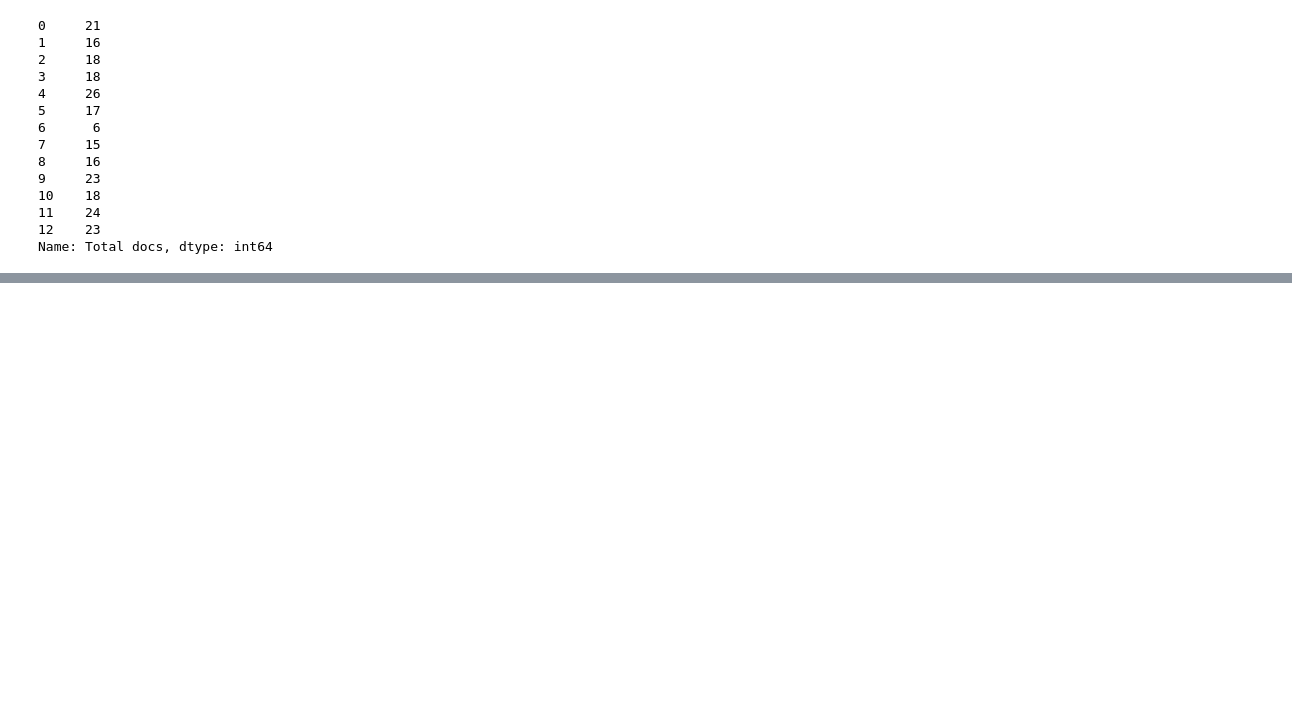
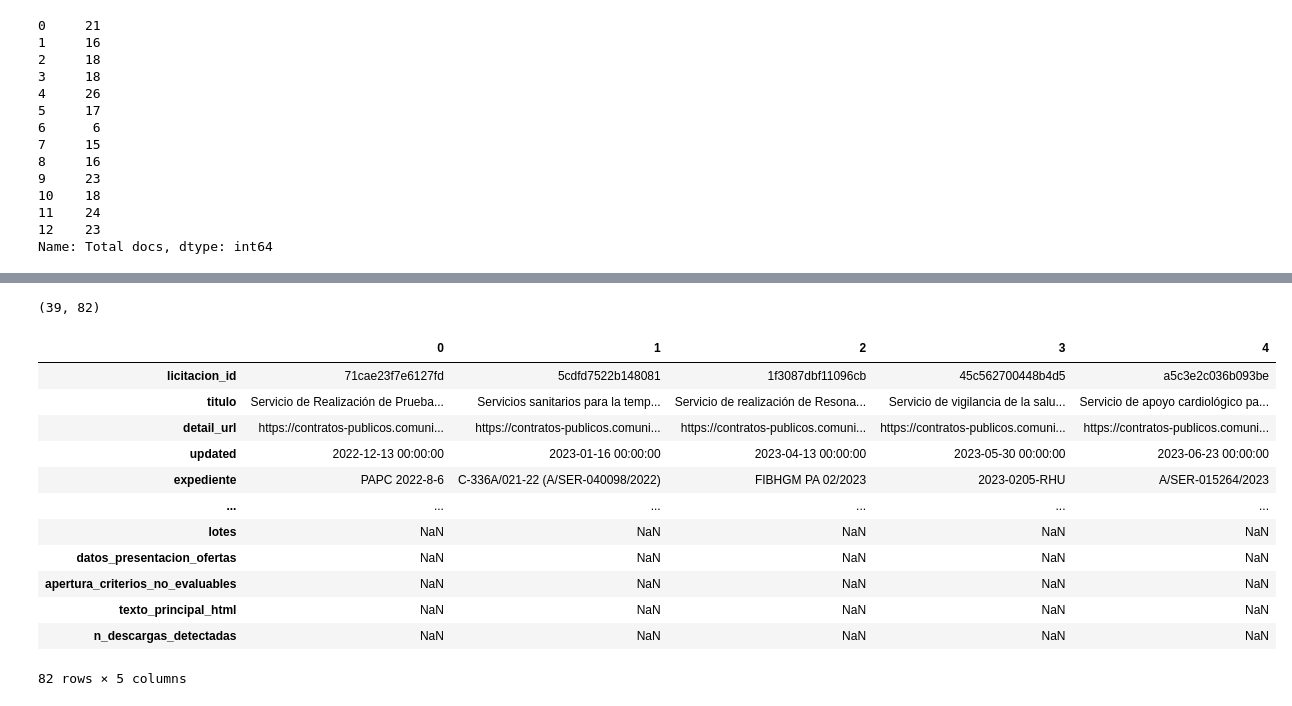
Before and after one commit to SebsAcosta97/Licitaciones, a Jupyter notebook: Notebooks/ML.ipynb, the cells around one changed output, grey strips where cells are left out. Cells and saved outputs as stored; diff of their text form; code cells hidden in the pictures; blank space fills up the shorter version.

```diff
--- a/Notebooks/ML.ipynb
+++ b/Notebooks/ML.ipynb
@@ -1058,0 +1437,39 @@ dataset_final = pd.concat(
+# %%
+import pandas as pd
+
+segovia = pd.read_parquet(
+    "../data/Silver/muestra_20_segovia_18_madrid_2_restantes.parquet"
+)
+
+madrid = pd.read_parquet(
+    "../data/Silver/madrid_18_html_secciones.parquet"
+)
+
+cyl = pd.read_parquet(
+    "../data/Silver/castilla_leon_html_info.parquet"
+)
+# %%
+test_df = pd.concat(
+    [segovia, madrid, cyl],
+    ignore_index=True
+)
+
+print(test_df.shape)
+# %% [output]
+(39, 82)
+# %%
+test_df.head().T
+# %% [output]
+|  | 0 | 1 | 2 | 3 | 4 |
+| licitacion_id | 71cae23f7e6127fd | 5cdfd7522b148081 | 1f3087dbf11096cb | 45c562700448b4d5 | a5c3e2c036b093be |
+| titulo | Servicio de Realización de Prueba... | Servicios sanitarios para la temp... | Servicio de realización de Resona... | Servicio de vigilancia de la salu... | Servicio de apoyo cardiológico pa... |
+| detail_url | https://contratos-publicos.comuni... | https://contratos-publicos.comuni... | https://contratos-publicos.comuni... | https://contratos-publicos.comuni... | https://contratos-publicos.comuni... |
+| updated | 2022-12-13 00:00:00 | 2023-01-16 00:00:00 | 2023-04-13 00:00:00 | 2023-05-30 00:00:00 | 2023-06-23 00:00:00 |
+| expediente | PAPC 2022-8-6 | C-336A/021-22 (A/SER-040098/2022) | FIBHGM PA 02/2023 | 2023-0205-RHU | A/SER-015264/2023 |
+| ... | ... | ... | ... | ... | ... |
+| lotes | NaN | NaN | NaN | NaN | NaN |
+| datos_presentacion_ofertas | NaN | NaN | NaN | NaN | NaN |
+| apertura_criterios_no_evaluables | NaN | NaN | NaN | NaN | NaN |
+| texto_principal_html | NaN | NaN | NaN | NaN | NaN |
+| n_descargas_detectadas | NaN | NaN | NaN | NaN | NaN |
+82 rows × 5 columns
```
Also changed, not shown: parts of 43 cells of this notebook, 4 other files.
